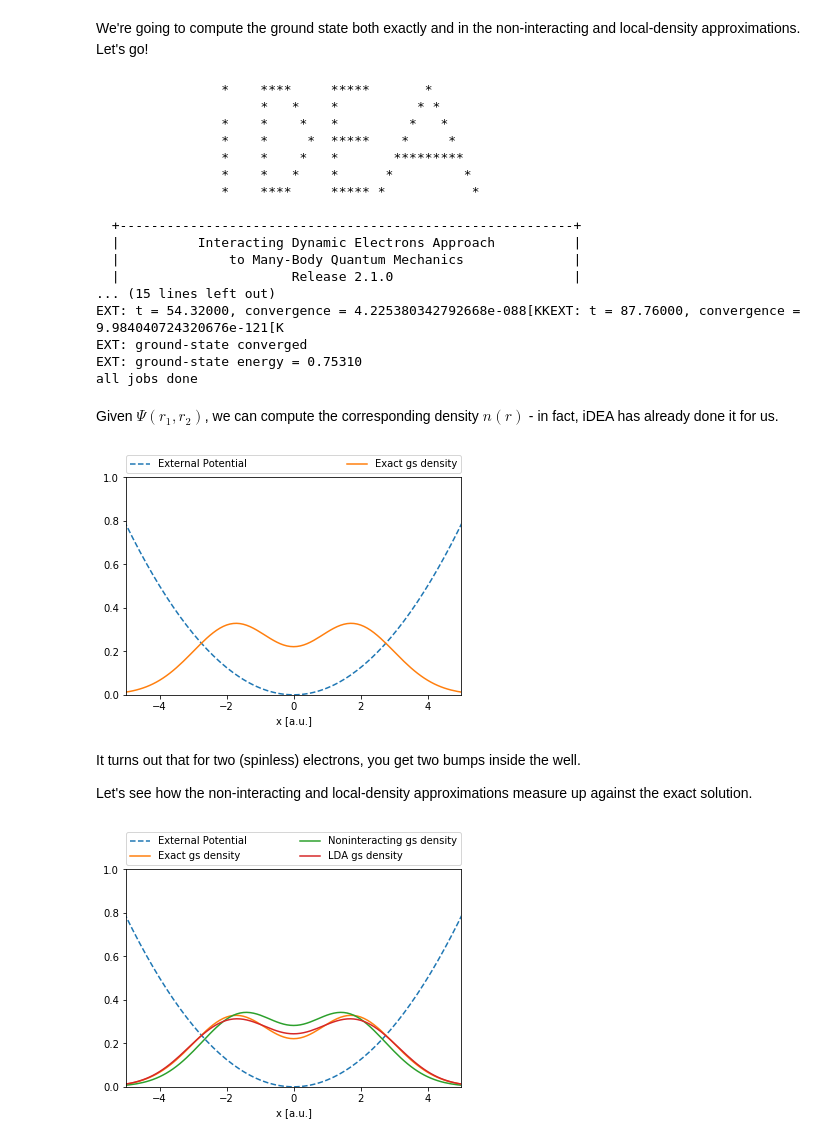
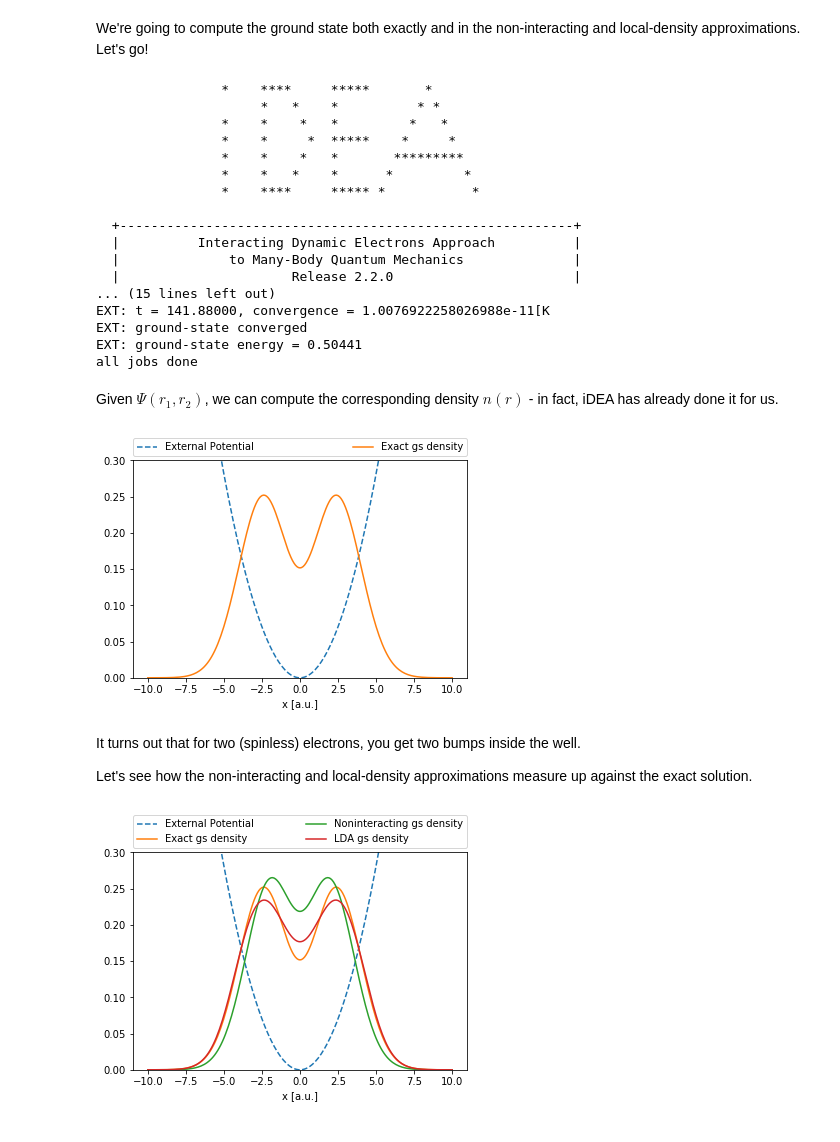
Before and after one commit to godby-group/idea-public, a Jupyter notebook: jupyter/01_well/well.ipynb, the cells around one changed output. Saved outputs shown, nothing was run; the diff lists cells and outputs as text; code cells hidden in the pictures.

```diff
--- a/jupyter/01_well/well.ipynb
+++ b/jupyter/01_well/well.ipynb
@@ -8,6 +10,6 @@ Let's define our external potential $V_{ext}(r)$.
 # %%
 # Let's define our external potential
-omega = 0.25   # resonance frequency in atomic units
+omega = 0.15   # resonance frequency in atomic units
 def harmonic_well(x):
     return 1/2 * omega**2 * x**2
 
@@ -76,11 +79,11 @@ results = pm.execute()
   +----------------------------------------------------------+
   |          Interacting Dynamic Electrons Approach          |
   |              to Many-Body Quantum Mechanics              |
-  |                      Release 2.1.0                       |
+  |                      Release 2.2.0                       |
 ... (15 lines left out)
-EXT: t = 54.32000, convergence = 4.225380342792668e-088[KKEXT: t = 87.76000, convergence = 9.984040724320676e-121[K
+EXT: t = 141.88000, convergence = 1.0076922258026988e-11[K
 EXT: ground-state converged
-EXT: ground-state energy = 0.75310
+EXT: ground-state energy = 0.50441
 all jobs done
 # %% [markdown]
 Given $\Psi(r_1,r_2)$, we can compute the corresponding density $n(r)$ - in fact, iDEA has already done it for us.
@@ -90,13 +93,13 @@ plt.plot(x,results.ext.gs_ext_vxt,'--', label = "External Potential")
 plt.plot(x,results.ext.gs_ext_den, label = "Exact gs density")
 
 plt.xlabel("x [a.u.]")
-plt.xlim([-5,5])
-plt.ylim([0,1])
+#plt.xlim([-5,5])
+plt.ylim([0,0.3])
 plt.legend(bbox_to_anchor=(0., 1.02, 1., .102), loc=3,
            ncol=2, mode="expand", borderaxespad=0.)
 plt.show()
 # %% [output]
-[figure, old version]
+[figure, new version]
 # %% [markdown]
 It turns out that for two (spinless) electrons, you get two bumps inside the well.
 
@@ -104,15 +107,15 @@ Let's see how the non-interacting and local-density approximations measure up ag
 # %%
 plt.plot(x,results.ext.gs_ext_vxt,'--', label = "External Potential")
 plt.plot(x,results.ext.gs_ext_den, label = "Exact gs density")
 plt.plot(x,results.non.gs_non_den, label = "Noninteracting gs density")
 plt.plot(x,results.lda.gs_lda2_den, label = "LDA gs density")
 
 plt.xlabel("x [a.u.]")
-plt.xlim([-5,5])
-plt.ylim([0,1])
+#plt.xlim([-5,5])
+plt.ylim([0,0.3])
 plt.legend(bbox_to_anchor=(0., 1.02, 1., .102), loc=3,
            ncol=2, mode="expand", borderaxespad=0.)
 plt.show()
 # %% [output]
-[figure, old version]
+[figure, new version]
 # %% [markdown]
```
Also changed, not shown: parts of 11 cells of this notebook, 5 other files.
